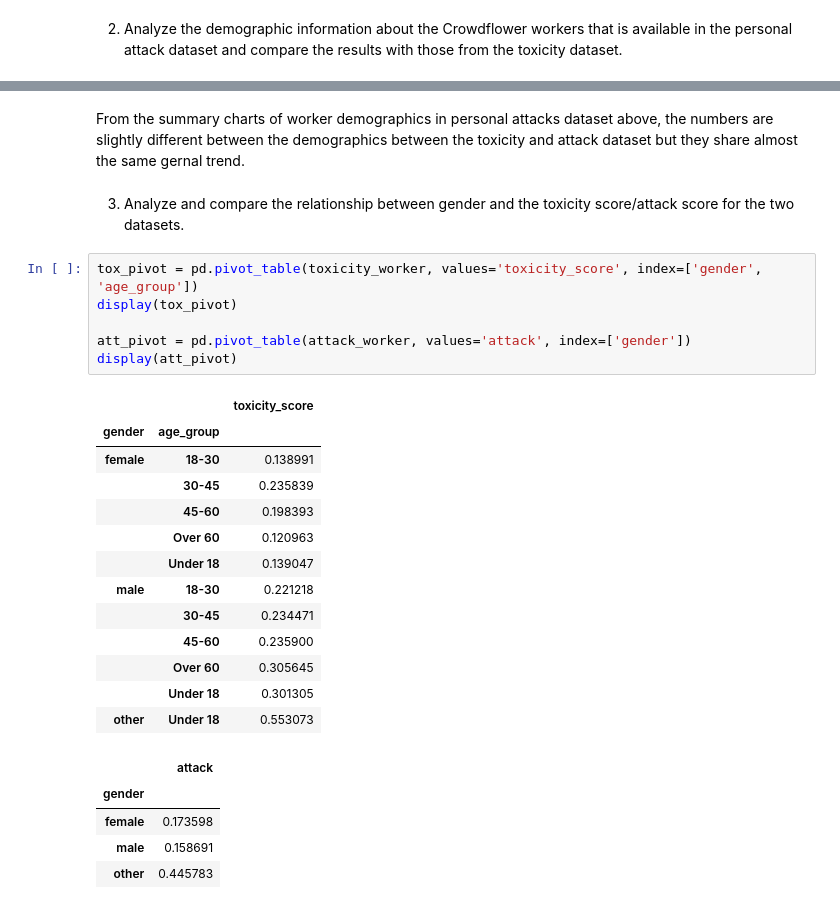
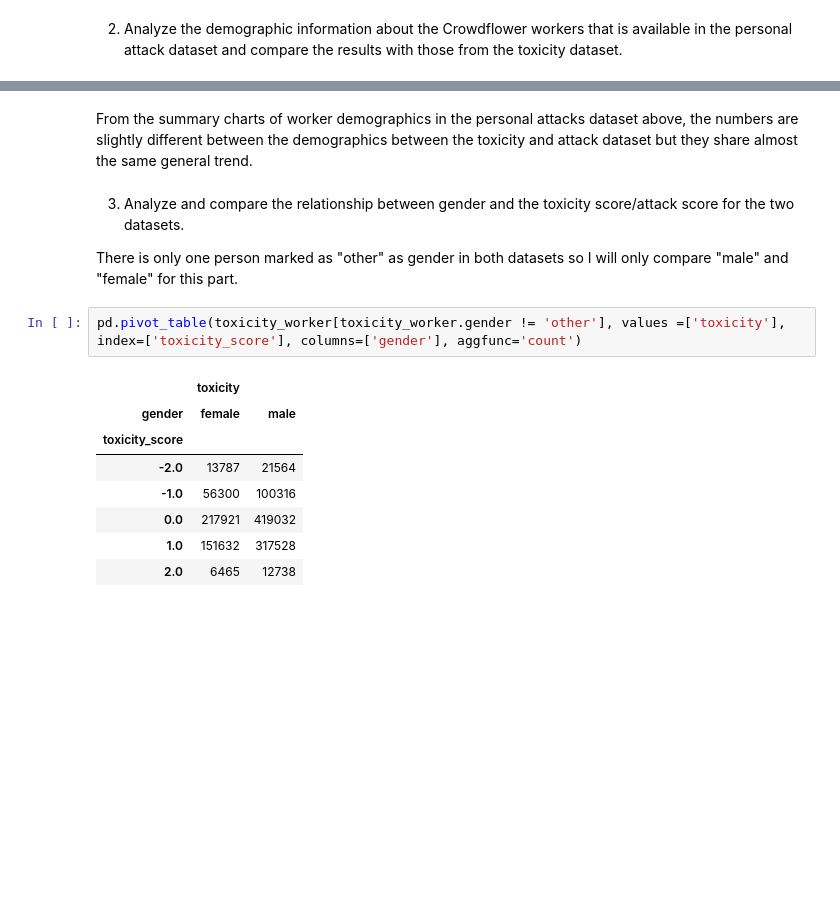
Before and after one commit to qye25/data-512, a Jupyter notebook: data-512-a2/hcds-a2-data-bias.ipynb, the cells around one changed output, grey strips where cells are left out. Cells and saved outputs as stored; diff of their text form; blank space fills up the shorter version.

```diff
--- a/data-512-a2/hcds-a2-data-bias.ipynb
+++ b/data-512-a2/hcds-a2-data-bias.ipynb
@@ -280,29 +319,17 @@ Name: english_first_language, dtype: int64
 # %% [markdown]
-From the summary charts of worker demographics in personal attacks dataset above, the numbers are slightly different between the demographics between the toxicity and attack dataset but they share almost the same gernal trend.
+From the summary charts of worker demographics in the personal attacks dataset above, the numbers are slightly different between the demographics between the toxicity and attack dataset but they share almost the same general trend.
 # %% [markdown]
 3. Analyze and compare the relationship between gender and the toxicity score/attack score for the two datasets.
+
+There is only one person marked as "other" as gender in both datasets so I will only compare "male" and "female" for this part.
-# %%
-tox_pivot = pd.pivot_table(toxicity_worker, values='toxicity_score', index=['gender', 'age_group'])
-display(tox_pivot)
-
-att_pivot = pd.pivot_table(attack_worker, values='attack', index=['gender'])
-display(att_pivot)
-# %% [output]
-|  |  | toxicity_score |
-| gender | age_group |  |
-| female | 18-30 | 0.138991 |
-|  | 30-45 | 0.235839 |
-|  | 45-60 | 0.198393 |
-|  | Over 60 | 0.120963 |
-|  | Under 18 | 0.139047 |
-| male | 18-30 | 0.221218 |
-|  | 30-45 | 0.234471 |
-|  | 45-60 | 0.235900 |
-|  | Over 60 | 0.305645 |
-|  | Under 18 | 0.301305 |
-| other | Under 18 | 0.553073 |
-|  | attack |
-| gender |  |
-| female | 0.173598 |
-| male | 0.158691 |
-| other | 0.445783 |
+# %%
+pd.pivot_table(toxicity_worker[toxicity_worker.gender != 'other'], values =['toxicity'], index=['toxicity_score'], columns=['gender'], aggfunc='count')
+# %% [output]
+|  | toxicity |  |
+| gender | female | male |
+| toxicity_score |  |  |
+| -2.0 | 13787 | 21564 |
+| -1.0 | 56300 | 100316 |
+| 0.0 | 217921 | 419032 |
+| 1.0 | 151632 | 317528 |
+| 2.0 | 6465 | 12738 |
```
Also changed, not shown: parts of 20 cells of this notebook.
